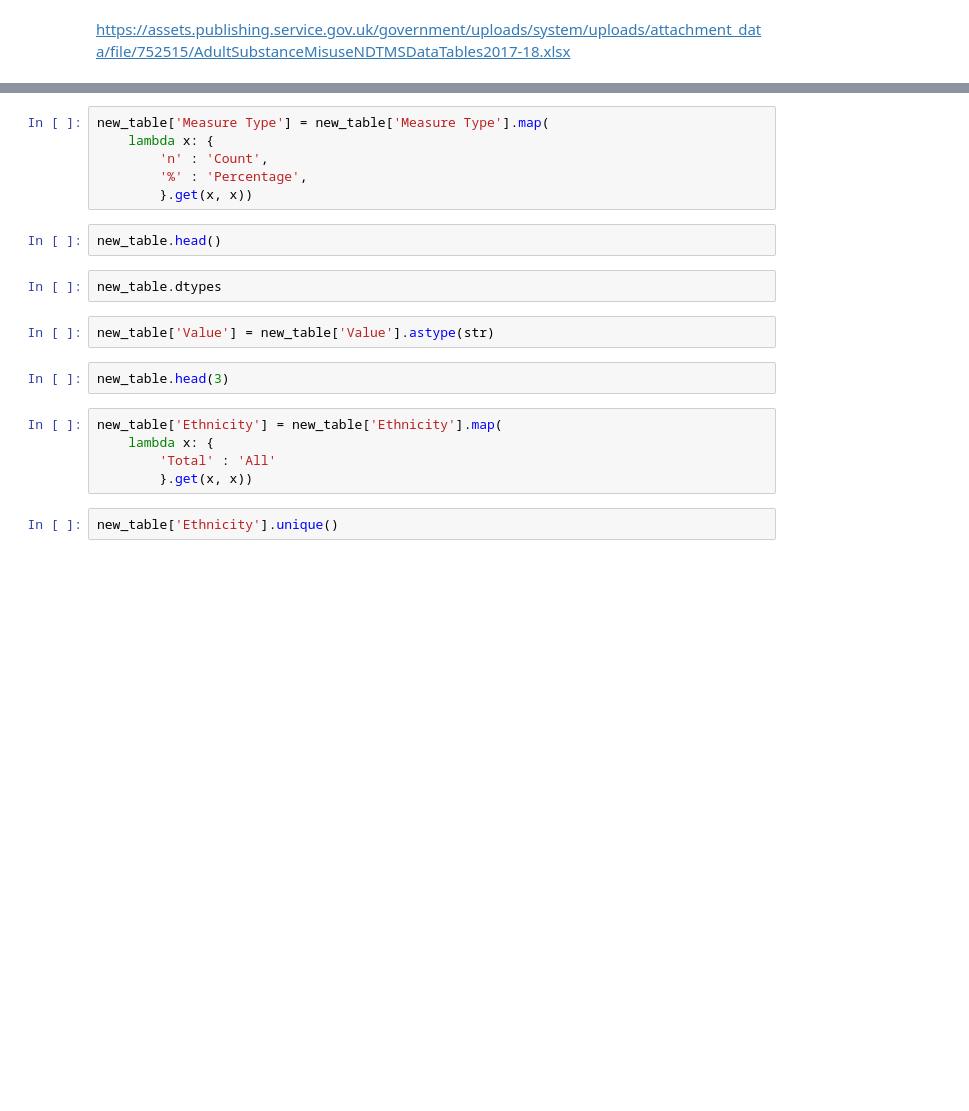
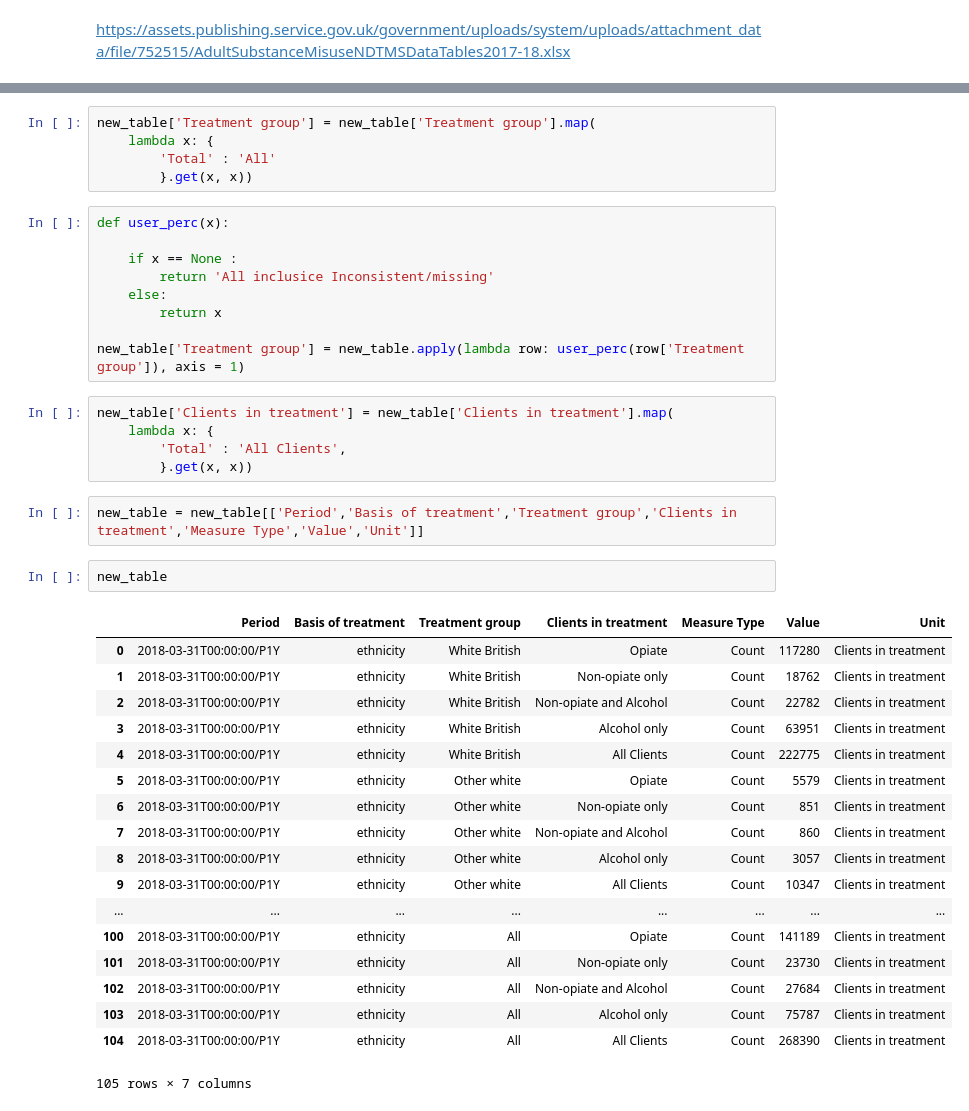
Before and after one commit to GSS-Cogs/PHE-Adult-drug-and-alcohol-treatment-statistics, a Jupyter notebook: Table 4.4.1.ipynb, the cells around one changed output, grey strips where cells are left out. Saved outputs shown, nothing was run; the diff lists cells and outputs as text; blank space fills up the shorter version.

```diff
--- a/Table 4.4.1.ipynb
+++ b/Table 4.4.1.ipynb
@@ -44,21 +62,42 @@ new_table.columns = ['Value' if x=='OBS' else x for x in new_table.columns]
 # %%
-new_table['Measure Type'] = new_table['Measure Type'].map(
+new_table['Treatment group'] = new_table['Treatment group'].map(
     lambda x: {
-        'n' : 'Count',
-        '%' : 'Percentage',
+        'Total' : 'All'
         }.get(x, x))
+# %%
+def user_perc(x):
+
+    if x == None :
+        return 'All inclusice Inconsistent/missing'
+    else:
+        return x
+
+new_table['Treatment group'] = new_table.apply(lambda row: user_perc(row['Treatment group']), axis = 1)
+# %%
+new_table['Clients in treatment'] = new_table['Clients in treatment'].map(
+    lambda x: {
+        'Total' : 'All Clients',
+        }.get(x, x))
+# %%
+new_table = new_table[['Period','Basis of treatment','Treatment group','Clients in treatment','Measure Type','Value','Unit']]
 # %%
-new_table.head()
+new_table
+# %% [output]
+|  | Period | Basis of treatment | Treatment group | Clients in treatment | Measure Type | Value | Unit |
+| 0 | 2018-03-31T00:00:00/P1Y | ethnicity | White British | Opiate | Count | 117280 | Clients in treatment |
+| 1 | 2018-03-31T00:00:00/P1Y | ethnicity | White British | Non-opiate only | Count | 18762 | Clients in treatment |
+| 2 | 2018-03-31T00:00:00/P1Y | ethnicity | White British | Non-opiate and Alcohol | Count | 22782 | Clients in treatment |
+| 3 | 2018-03-31T00:00:00/P1Y | ethnicity | White British | Alcohol only | Count | 63951 | Clients in treatment |
+| 4 | 2018-03-31T00:00:00/P1Y | ethnicity | White British | All Clients | Count | 222775 | Clients in treatment |
+| 5 | 2018-03-31T00:00:00/P1Y | ethnicity | Other white | Opiate | Count | 5579 | Clients in treatment |
+| 6 | 2018-03-31T00:00:00/P1Y | ethnicity | Other white | Non-opiate only | Count | 851 | Clients in treatment |
+| 7 | 2018-03-31T00:00:00/P1Y | ethnicity | Other white | Non-opiate and Alcohol | Count | 860 | Clients in treatment |
+| 8 | 2018-03-31T00:00:00/P1Y | ethnicity | Other white | Alcohol only | Count | 3057 | Clients in treatment |
+| 9 | 2018-03-31T00:00:00/P1Y | ethnicity | Other white | All Clients | Count | 10347 | Clients in treatment |
+| ... | ... | ... | ... | ... | ... | ... | ... |
+| 100 | 2018-03-31T00:00:00/P1Y | ethnicity | All | Opiate | Count | 141189 | Clients in treatment |
+| 101 | 2018-03-31T00:00:00/P1Y | ethnicity | All | Non-opiate only | Count | 23730 | Clients in treatment |
+| 102 | 2018-03-31T00:00:00/P1Y | ethnicity | All | Non-opiate and Alcohol | Count | 27684 | Clients in treatment |
+| 103 | 2018-03-31T00:00:00/P1Y | ethnicity | All | Alcohol only | Count | 75787 | Clients in treatment |
+| 104 | 2018-03-31T00:00:00/P1Y | ethnicity | All | All Clients | Count | 268390 | Clients in treatment |
+105 rows × 7 columns
-# %%
-new_table.dtypes
-# %%
-new_table['Value'] = new_table['Value'].astype(str)
-# %%
-new_table.head(3)
-# %%
-new_table['Ethnicity'] = new_table['Ethnicity'].map(
-    lambda x: {
-        'Total' : 'All'
-        }.get(x, x))
-# %%
-new_table['Ethnicity'].unique()
```
Also changed, not shown: parts of 16 cells of this notebook, 19 other files.
